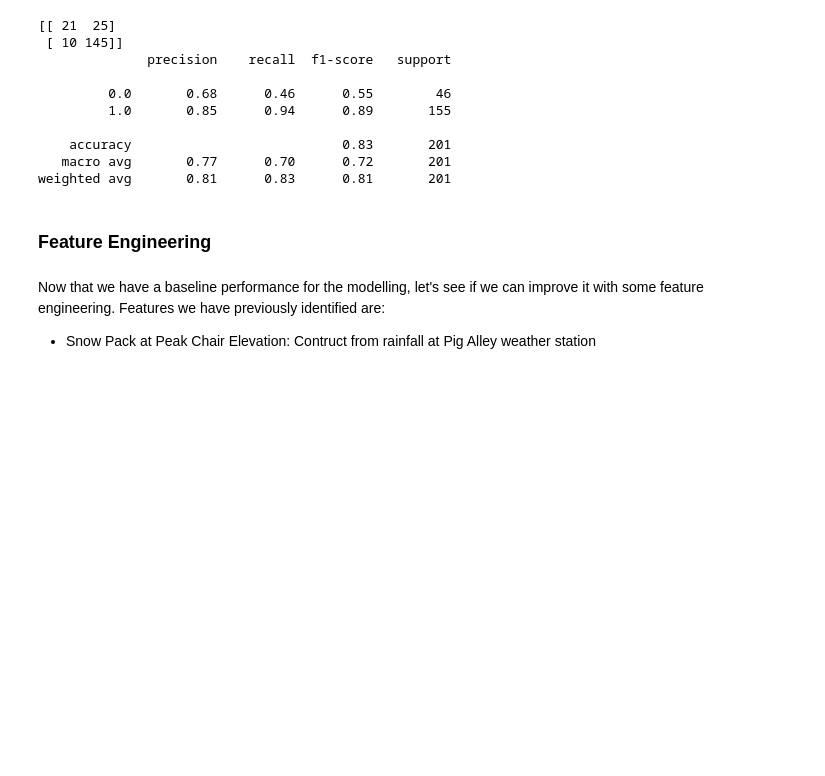
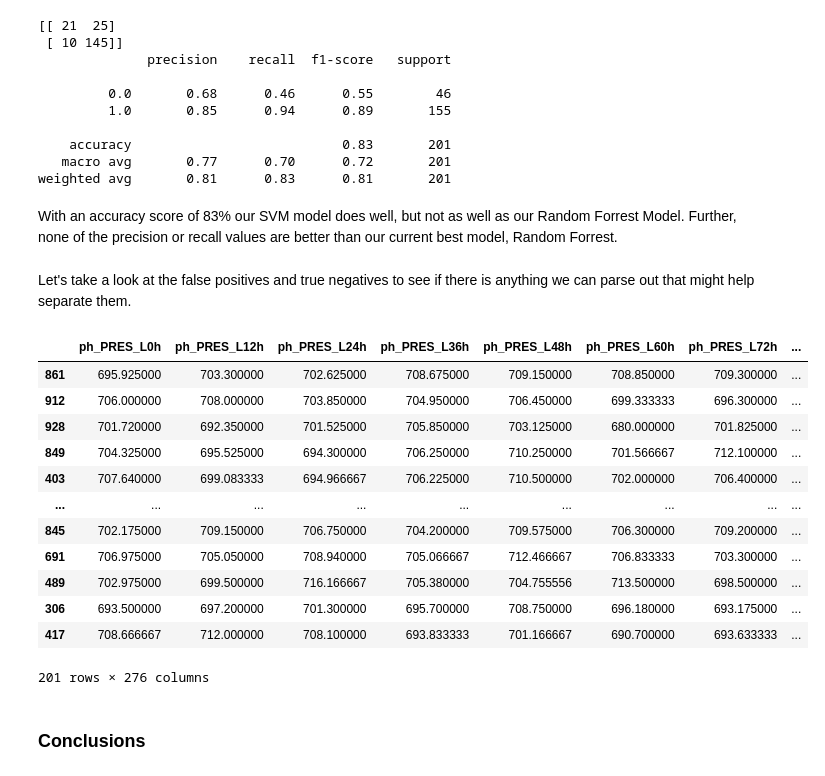
Before and after one commit to wjmatthews/wb_lift_openings, a Jupyter notebook: EDAAndModellingPartI.ipynb, the cells around one changed output. Cells and saved outputs as stored; diff of their text form; code cells hidden in the pictures; blank space fills up the shorter version.

```diff
--- a/EDAAndModellingPartI.ipynb
+++ b/EDAAndModellingPartI.ipynb
@@ -1199,8 +1238,28 @@ print(classification_report(y_test, y_pred))
     accuracy                           0.83       201
    macro avg       0.77      0.70      0.72       201
 weighted avg       0.81      0.83      0.81       201
-# %% [markdown]
-### Feature Engineering
-# %% [markdown]
-Now that we have a baseline performance for the modelling, let's see if we can improve it with some feature engineering.  Features we have previously identified are:
-- Snow Pack at Peak Chair Elevation: Contruct from rainfall at Pig Alley weather station
+# %% [markdown]
+With an accuracy score of 83% our SVM model does well, but not as well as our Random Forrest Model.  Further, none of the precision or recall values are better than our current best model, Random Forrest.
+# %% [markdown]
+Let's take a look at the false positives and true negatives to see if there is anything we can parse out that might help separate them.
+# %%
+# get the predictions from the random forrest classifier again
+y_pred = random_forest.predict(X_test)
+
+X_test
+# %% [output]
+|  | ph_PRES_L0h | ph_PRES_L12h | ph_PRES_L24h | ph_PRES_L36h | ph_PRES_L48h | ph_PRES_L60h | ph_PRES_L72h | ... |
+| 861 | 695.925000 | 703.300000 | 702.625000 | 708.675000 | 709.150000 | 708.850000 | 709.300000 | ... |
+| 912 | 706.000000 | 708.000000 | 703.850000 | 704.950000 | 706.450000 | 699.333333 | 696.300000 | ... |
+| 928 | 701.720000 | 692.350000 | 701.525000 | 705.850000 | 703.125000 | 680.000000 | 701.825000 | ... |
+| 849 | 704.325000 | 695.525000 | 694.300000 | 706.250000 | 710.250000 | 701.566667 | 712.100000 | ... |
+| 403 | 707.640000 | 699.083333 | 694.966667 | 706.225000 | 710.500000 | 702.000000 | 706.400000 | ... |
+| ... | ... | ... | ... | ... | ... | ... | ... | ... |
+| 845 | 702.175000 | 709.150000 | 706.750000 | 704.200000 | 709.575000 | 706.300000 | 709.200000 | ... |
+| 691 | 706.975000 | 705.050000 | 708.940000 | 705.066667 | 712.466667 | 706.833333 | 703.300000 | ... |
+| 489 | 702.975000 | 699.500000 | 716.166667 | 705.380000 | 704.755556 | 713.500000 | 698.500000 | ... |
+| 306 | 693.500000 | 697.200000 | 701.300000 | 695.700000 | 708.750000 | 696.180000 | 693.175000 | ... |
+| 417 | 708.666667 | 712.000000 | 708.100000 | 693.833333 | 701.166667 | 690.700000 | 693.633333 | ... |
+201 rows × 276 columns
+# %% [markdown]
+### Conclusions
```
Also changed, not shown: parts of 20 cells of this notebook, 1 other file.
